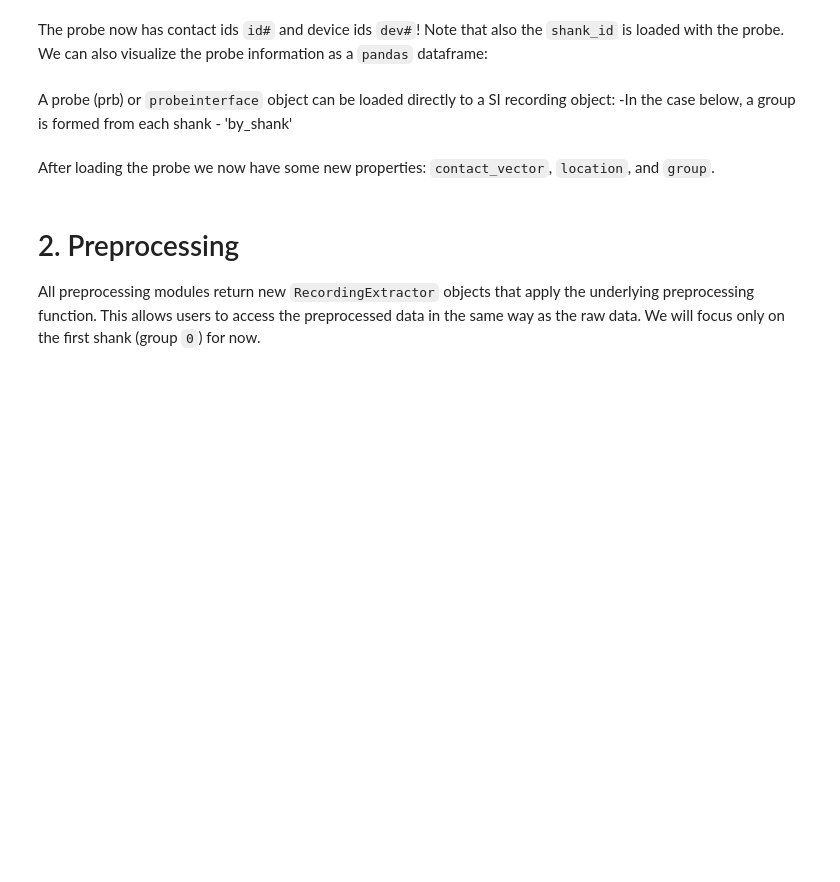
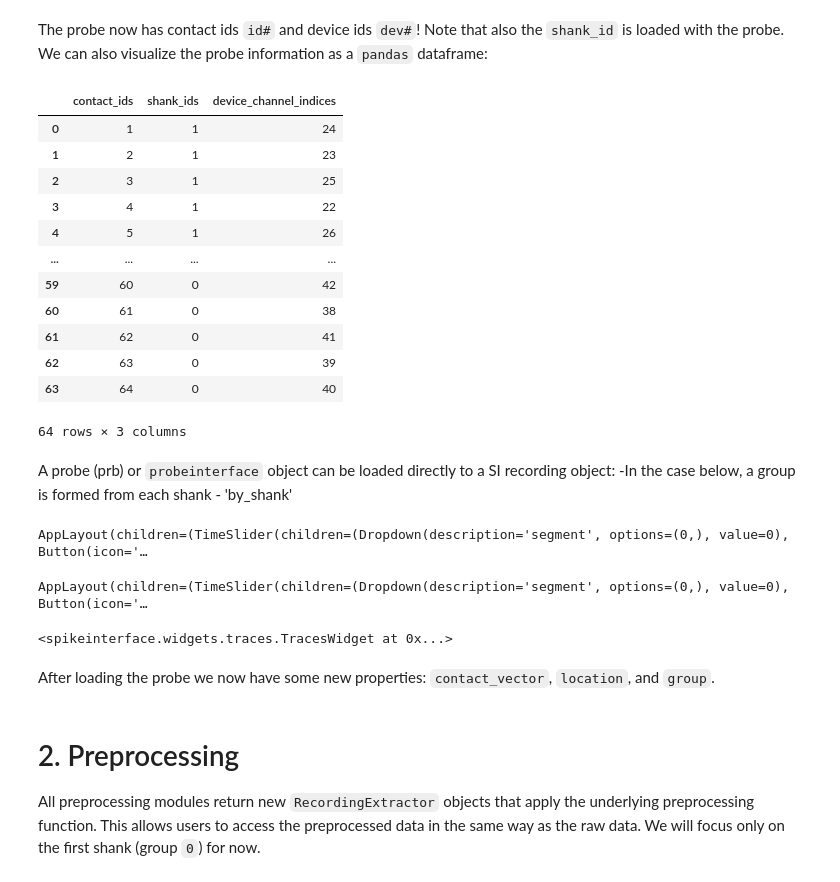
Before and after one commit to rnoseda/spikeinterface, a Jupyter notebook: tutorial_11-23/SpikeInterface_RN_241003.ipynb, the cells around one changed output. Drawn from its saved outputs; the diff is of its cells as text; code cells hidden in the pictures; blank space fills up the shorter version.

```diff
--- a/tutorial_11-23/SpikeInterface_RN_241003.ipynb
+++ b/tutorial_11-23/SpikeInterface_RN_241003.ipynb
@@ -109,7 +114,22 @@ plot_probe(probeF64, with_channel_index=True, with_device_index=True, with_conta
 # %% [markdown]
 The probe now has contact ids `id#` and device ids `dev#`! Note that also the `shank_id` is loaded with the probe. We can also visualize the probe information as a `pandas` dataframe:
 # %%
-probeF64.to_dataframe(complete=True).loc[:, ["contact_ids", "shank_ids", "device_channel_indices"]]
+probeH10.to_dataframe(complete=True).loc[:, ["contact_ids", "shank_ids", "device_channel_indices"]]
+#probeF64.to_dataframe(complete=True).loc[:, ["contact_ids", "shank_ids", "device_channel_indices"]]
+# %% [output]
+|  | contact_ids | shank_ids | device_channel_indices |
+| 0 | 1 | 1 | 24 |
+| 1 | 2 | 1 | 23 |
+| 2 | 3 | 1 | 25 |
+| 3 | 4 | 1 | 22 |
+| 4 | 5 | 1 | 26 |
+| ... | ... | ... | ... |
+| 59 | 60 | 0 | 42 |
+| 60 | 61 | 0 | 38 |
+| 61 | 62 | 0 | 41 |
+| 62 | 63 | 0 | 39 |
+| 63 | 64 | 0 | 40 |
+64 rows × 3 columns
 # %% [markdown]
 A probe (prb) or `probeinterface` object can be loaded directly to a SI recording object:
 -In the case below, a group is formed from each shank - 'by_shank'
@@ -118,8 +138,16 @@ recording_prb = recording.set_probe(probeF64, group_mode="by_shank")
 # %%
+#si.set_default_plotter_backend()
 A = recording_prb.get_channel_ids()
-recording_slice = recording_prb.channel_slice(A[0:3])
-w_ts = sw.plot_timeseries(recording_slice, channel_ids=None, order_channel_by_depth=False,
-                          time_range=(42, 44), show_channel_ids= True, backend="matplotlib", clim=None)
+recording_slice = recording_prb.channel_slice(A[0:16])
+w_ts = si.plot_timeseries(recording_slice, channel_ids=None, order_channel_by_depth=False,
+                          time_range=(0, 0.25), show_channel_ids= True, backend="ipywidgets", clim=None)
+# %% [output]
+AppLayout(children=(TimeSlider(children=(Dropdown(description='segment', options=(0,), value=0), Button(icon='…
+# %%
+si.plot_traces(recording_prb, backend="ipywidgets", mode='line', channel_ids=recording_prb.channel_ids[::16])
+# %% [output]
+AppLayout(children=(TimeSlider(children=(Dropdown(description='segment', options=(0,), value=0), Button(icon='…
+<spikeinterface.widgets.traces.TracesWidget at 0x...>
 # %% [markdown]
 After loading the probe we now have some new properties: `contact_vector`, `location`, and `group`.
 # %% [markdown]
```
Also changed, not shown: parts of 22 cells of this notebook, 1 other file.
